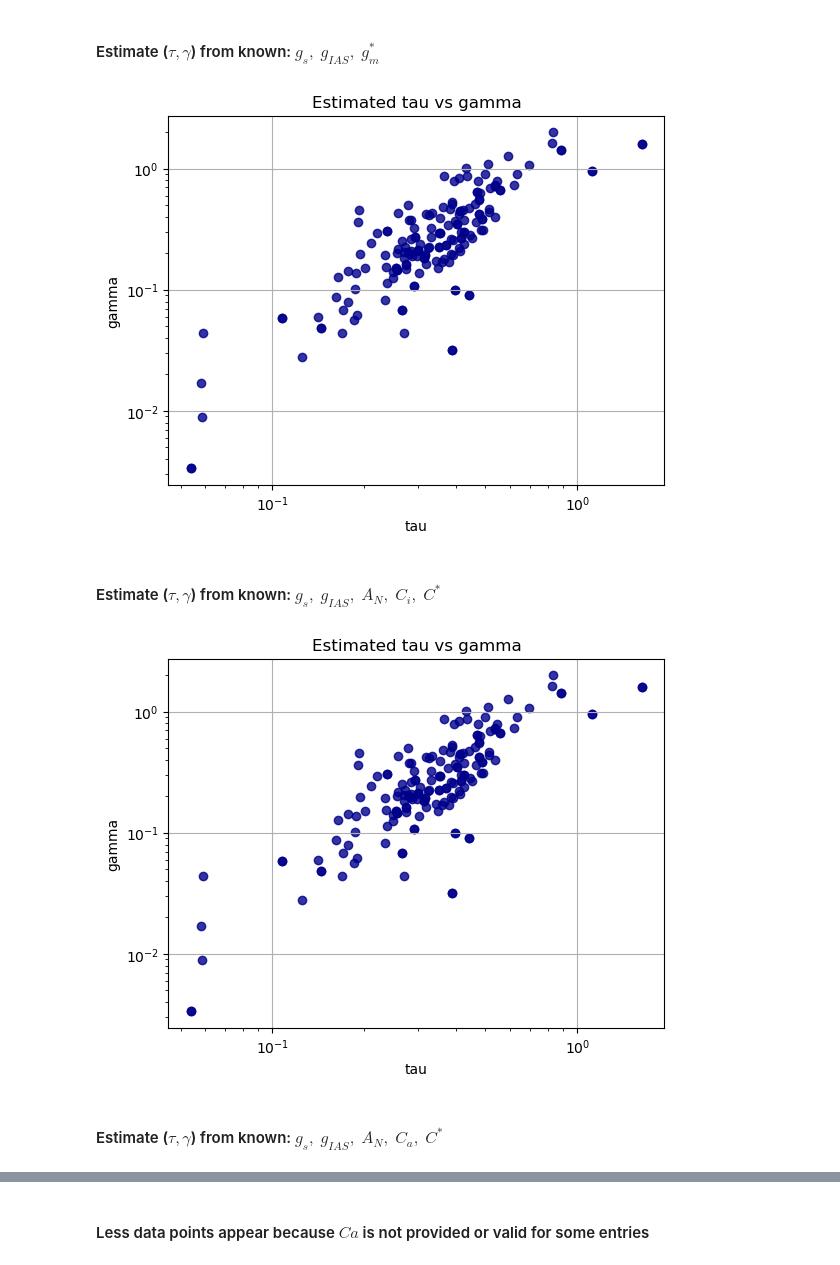
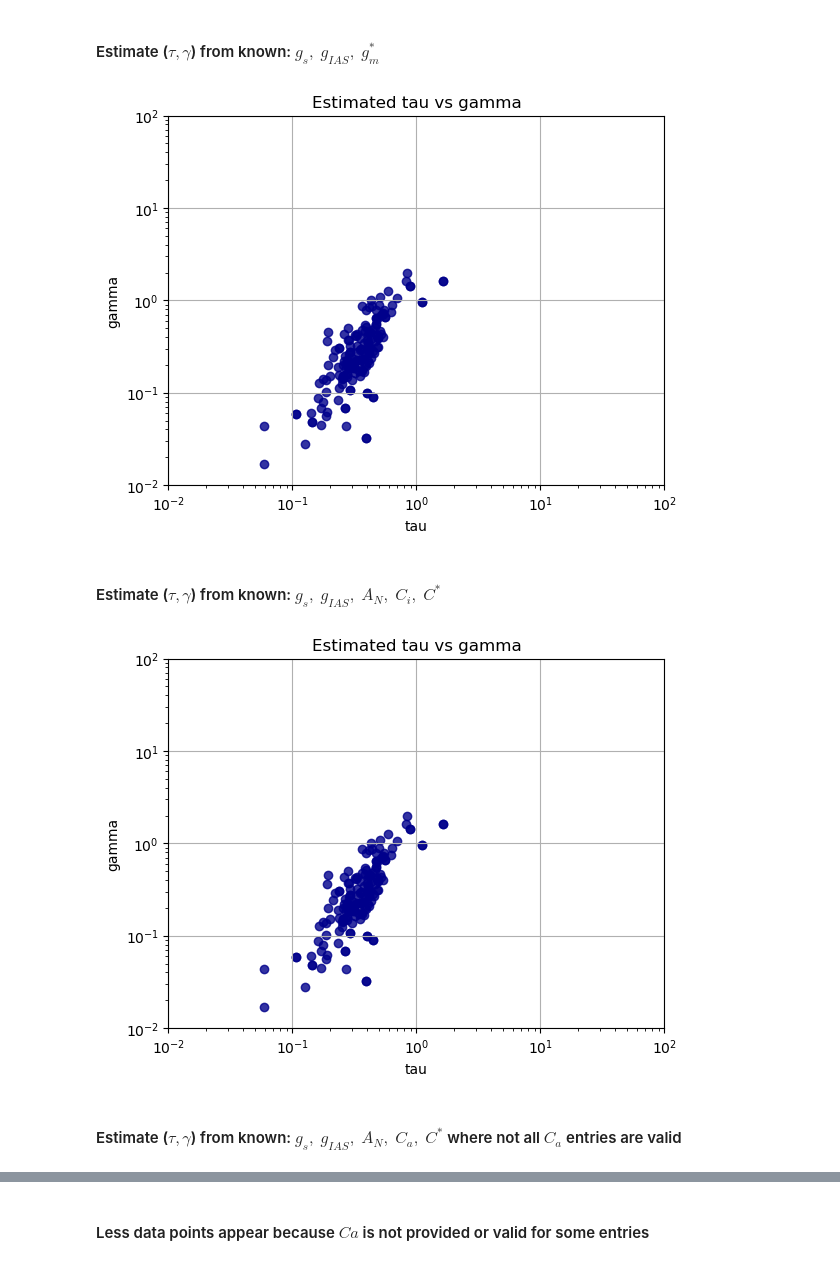
Before and after one commit to andreas-stillits/CarbonFixationModel1D, a Jupyter notebook: python_module/example_script.ipynb, the cells around one changed output, grey strips where cells are left out. Drawn from its saved outputs; the diff is of its cells as text; code cells hidden in the pictures.

```diff
--- a/python_module/example_script.ipynb
+++ b/python_module/example_script.ipynb
@@ -17,29 +17,31 @@ df.head()
 # %%
 import matplotlib.pyplot as plt
 
 # declare mapping from expected to actual column names
 column_map = {
     "gs": "stomatal_conductance",
     "gias": "ias_conductance",
     "gm_star": "mesophyll_conductance*",
 }
 df1 = df.copy()
 
 df1 = pandas_estimate_parameters(df1, column_map=column_map)
 taus = df1["tau"].to_numpy()
 gammas = df1["gamma"].to_numpy()
 
 
 plt.scatter(taus, gammas, marker="o", color="darkblue", alpha=0.8)
 plt.xlabel("tau")
 plt.ylabel("gamma")
 plt.xscale("log")
 plt.yscale("log")
+plt.xlim(0.01, 100)
+plt.ylim(0.01, 100)
 plt.title("Estimated tau vs gamma")
 plt.grid()
 plt.show()
 # %% [output]
-[figure, old version]
+[figure, new version]
 # %% [markdown]
 #### Estimate ($\tau, \gamma$) from known: $g_s,\; g_{IAS},\; A_N,\; C_i,\; C^*$
 # %%
@@ -65,13 +67,15 @@ plt.xlabel("tau")
 plt.ylabel("gamma")
 plt.xscale("log")
 plt.yscale("log")
+plt.xlim(0.01, 100)
+plt.ylim(0.01, 100)
 plt.title("Estimated tau vs gamma")
 plt.grid()
 plt.show()
 # %% [output]
-[figure, old version]
+[figure, new version]
 # %% [markdown]
-#### Estimate ($\tau, \gamma$) from known: $g_s,\; g_{IAS},\; A_N,\; C_a,\; C^*$
+#### Estimate ($\tau, \gamma$) from known: $g_s,\; g_{IAS},\; A_N,\; C_a,\; C^*$ where not all $C_a$ entries are valid
 # %%
 import matplotlib.pyplot as plt
 
```
Also changed, not shown: parts of 1 cell of this notebook, 10 other files.
